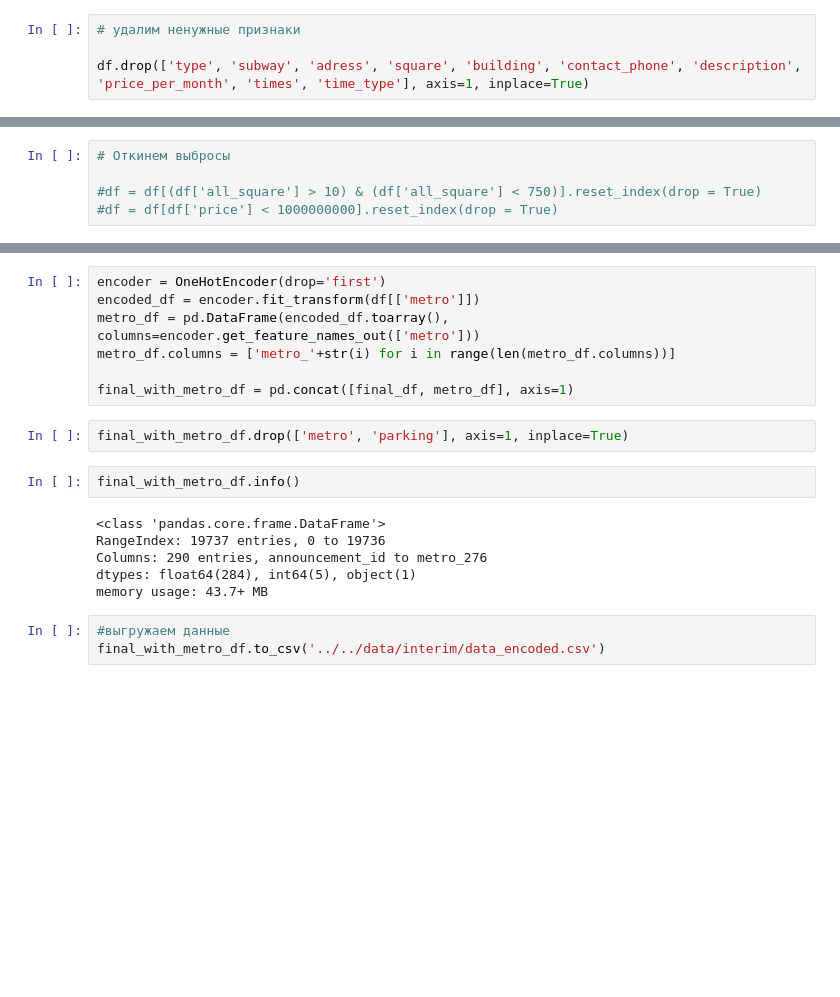
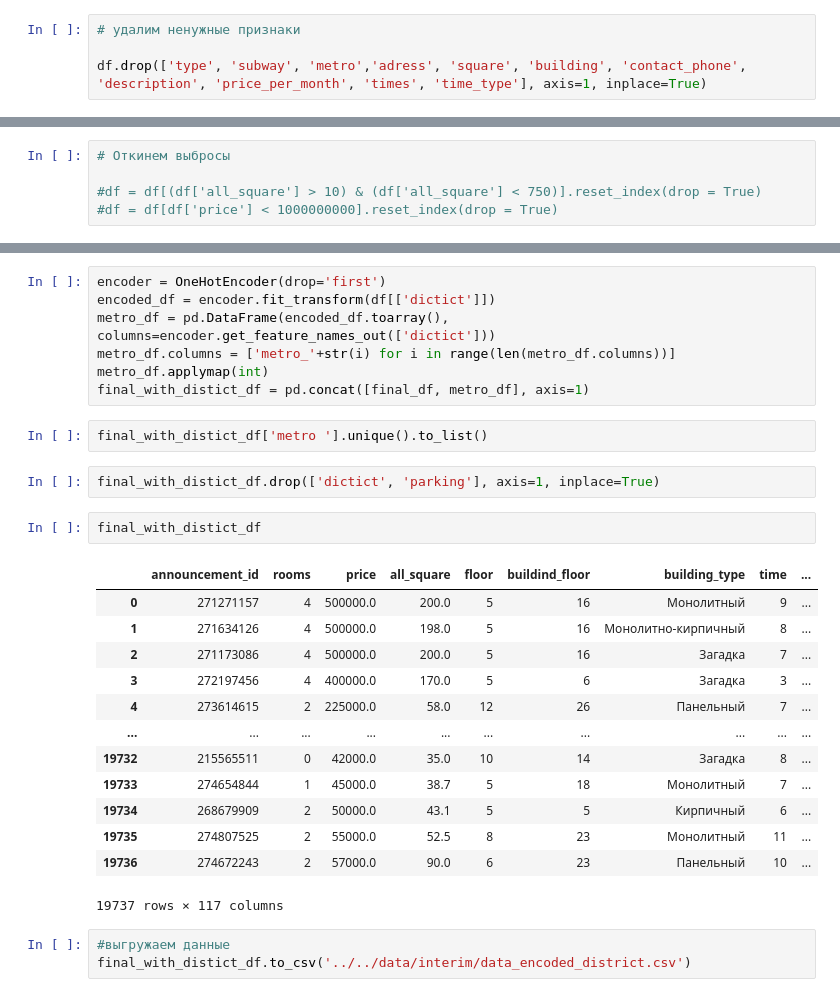
Before and after one commit to sokdnv/real_estate_rent, a Jupyter notebook: notebooks/drafts/preprocessing_gol.ipynb, the cells around one changed output, grey strips where cells are left out. Drawn from its saved outputs; the diff is of its cells as text; blank space fills up the shorter version.

Commit message:
metro->district

```diff
--- a/notebooks/drafts/preprocessing_gol.ipynb
+++ b/notebooks/drafts/preprocessing_gol.ipynb
@@ -285,7 +569,7 @@ df.shape
 # %%
 # удалим ненужные признаки
 
-df.drop(['type', 'subway', 'adress', 'square', 'building', 'contact_phone', 'description', 'price_per_month', 'times', 'time_type'], axis=1, inplace=True)
+df.drop(['type', 'subway', 'metro','adress', 'square', 'building', 'contact_phone', 'description', 'price_per_month', 'times', 'time_type'], axis=1, inplace=True)
 # %%
 # Если до метро добираться на машине, умножим это время на 4, чтобы убрать колонку с типов передвежения
 df['time'] = df.apply(lambda row: row['time']*4 if row['type_of_movement'] == 'машина' else row['time'], axis=1)
@@ -339,21 +623,31 @@ underground_parking    0
 dtype: int64
 # %%
 encoder = OneHotEncoder(drop='first')
-encoded_df = encoder.fit_transform(df[['metro']])
-metro_df = pd.DataFrame(encoded_df.toarray(), columns=encoder.get_feature_names_out(['metro']))
+encoded_df = encoder.fit_transform(df[['dictict']])
+metro_df = pd.DataFrame(encoded_df.toarray(), columns=encoder.get_feature_names_out(['dictict']))
 metro_df.columns = ['metro_'+str(i) for i in range(len(metro_df.columns))]
-
-final_with_metro_df = pd.concat([final_df, metro_df], axis=1)
+metro_df.applymap(int)
+final_with_distict_df = pd.concat([final_df, metro_df], axis=1)
+# %%
+final_with_distict_df['metro '].unique().to_list()
 # %%
-final_with_metro_df.drop(['metro', 'parking'], axis=1, inplace=True)
+final_with_distict_df.drop(['dictict', 'parking'], axis=1, inplace=True)
-# %%
-final_with_metro_df.info()
-# %% [output]
-<class 'pandas.core.frame.DataFrame'>
-RangeIndex: 19737 entries, 0 to 19736
-Columns: 290 entries, announcement_id to metro_276
-dtypes: float64(284), int64(5), object(1)
-memory usage: 43.7+ MB
+# %%
+final_with_distict_df
+# %% [output]
+|  | announcement_id | rooms | price | all_square | floor | buildind_floor | building_type | time | ... |
+| 0 | 271271157 | 4 | 500000.0 | 200.0 | 5 | 16 | Монолитный | 9 | ... |
+| 1 | 271634126 | 4 | 500000.0 | 198.0 | 5 | 16 | Монолитно-кирпичный | 8 | ... |
+| 2 | 271173086 | 4 | 500000.0 | 200.0 | 5 | 16 | Загадка | 7 | ... |
+| 3 | 272197456 | 4 | 400000.0 | 170.0 | 5 | 6 | Загадка | 3 | ... |
+| 4 | 273614615 | 2 | 225000.0 | 58.0 | 12 | 26 | Панельный | 7 | ... |
+| ... | ... | ... | ... | ... | ... | ... | ... | ... | ... |
+| 19732 | 215565511 | 0 | 42000.0 | 35.0 | 10 | 14 | Загадка | 8 | ... |
+| 19733 | 274654844 | 1 | 45000.0 | 38.7 | 5 | 18 | Монолитный | 7 | ... |
+| 19734 | 268679909 | 2 | 50000.0 | 43.1 | 5 | 5 | Кирпичный | 6 | ... |
+| 19735 | 274807525 | 2 | 55000.0 | 52.5 | 8 | 23 | Монолитный | 11 | ... |
+| 19736 | 274672243 | 2 | 57000.0 | 90.0 | 6 | 23 | Панельный | 10 | ... |
+19737 rows × 117 columns
 # %%
 #выгружаем данные
-final_with_metro_df.to_csv('../../data/interim/data_encoded.csv')
+final_with_distict_df.to_csv('../../data/interim/data_encoded_district.csv')
```
Also changed, not shown: parts of 5 cells of this notebook, 3 other files.
